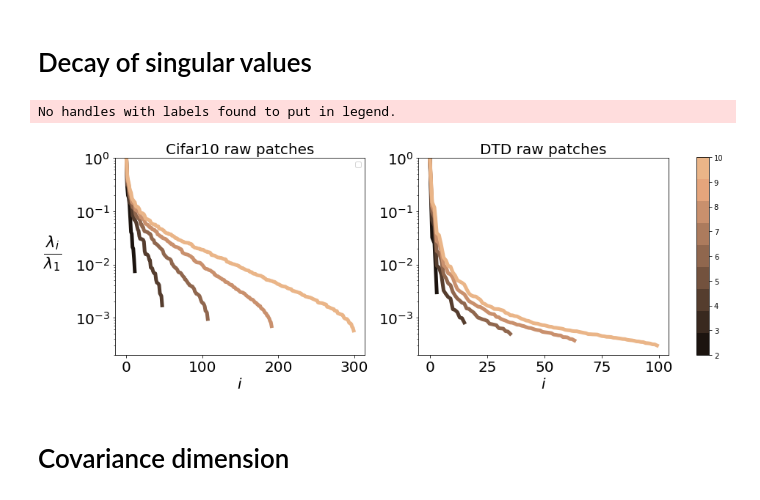
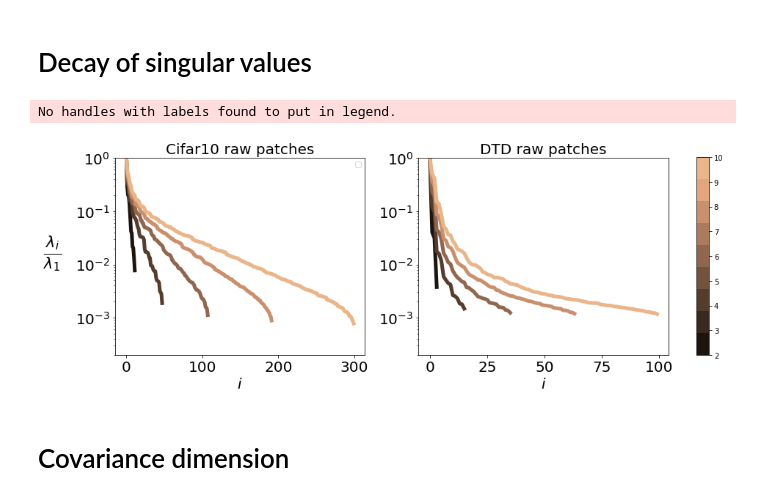
Before and after one commit to TheInfamousWayne/patches, a Jupyter notebook: PatchesAnalysis.ipynb, the cells around one changed output. Drawn from its saved outputs; the diff is of its cells as text; code cells hidden in the pictures.

```diff
--- a/PatchesAnalysis.ipynb
+++ b/PatchesAnalysis.ipynb
@@ -258,7 +260,7 @@ else:
 fig, ax = plt.subplots(1,2, figsize=(12,5))
 max_id = 200
 id_start = 1
-raw_idx=0
+raw_idx=7  # for whitening_regs index 0
 whitened_idx = 2
 linewidth = 5
 patch_sizes = [2,3,4,5,6,7,8,9,10,11,12,13,14,15,16,17,18,19,20]
@@ -277,34 +279,34 @@ format_ax(ax[1],xlabel='$i$', ylabel= '', title = 'DTD raw patches', labelsize=2
 #format_ax(ax[1],xlabel='$i$', ylabel= '$\\frac{\lambda_i}{\lambda_1}$', title = 'Whitened patches', labelsize=20, x_ticks_format = None)
 norm = mpl.colors.Normalize(vmin=2, vmax=patch_sizes[-1], clip=False)
 my_cmap = mpl.colors.ListedColormap(colors.as_hex())
 #plt.colorbar(mpl.cm.ScalarMappable(norm=norm, cmap=my_cmap), ax = ax[1], loc=(1.4, 1.))
 fig.subplots_adjust(right=0.8)
 from mpl_toolkits.axes_grid1 import make_axes_locatable
 #divider = make_axes_locatable(fig)
 #cax = divider.new_horizontal(size="5%", pad=1, pack_start=False)
 #fig.add_axes(cax)
 #fig.colorbar(mpl.cm.ScalarMappable(norm=norm, cmap=my_cmap), cax=cax)
 
 
 
 cbar_ax = fig.add_axes([1.02, 0.165, 0.02, 0.75])
 fig.colorbar(mpl.cm.ScalarMappable(norm=norm, cmap=my_cmap), cax=cbar_ax)
 
 
 
 ax[0].set_yscale('log')
 ax[1].set_yscale('log')
 ax[0].set_ylim([2*1e-4,1])
 ax[1].set_ylim([2*1e-4,1])
 #ax[1].set_yticks([])
 ax[0].yaxis.set_label_coords(-0.25, 0.42)
 ax[0].legend()
 #ax[idx_M].legend(handles, labels, bbox_to_anchor=(1.4, 1.),frameon=False)
 plt.tight_layout()
 save('spectrum_patches')
 # %% [output]
 No handles with labels found to put in legend.
-[figure, old version]
+[figure, new version]
 # %% [markdown]
 # Covariance dimension
 # %%
```
Also changed, not shown: parts of 3 cells of this notebook, 22 other files.
